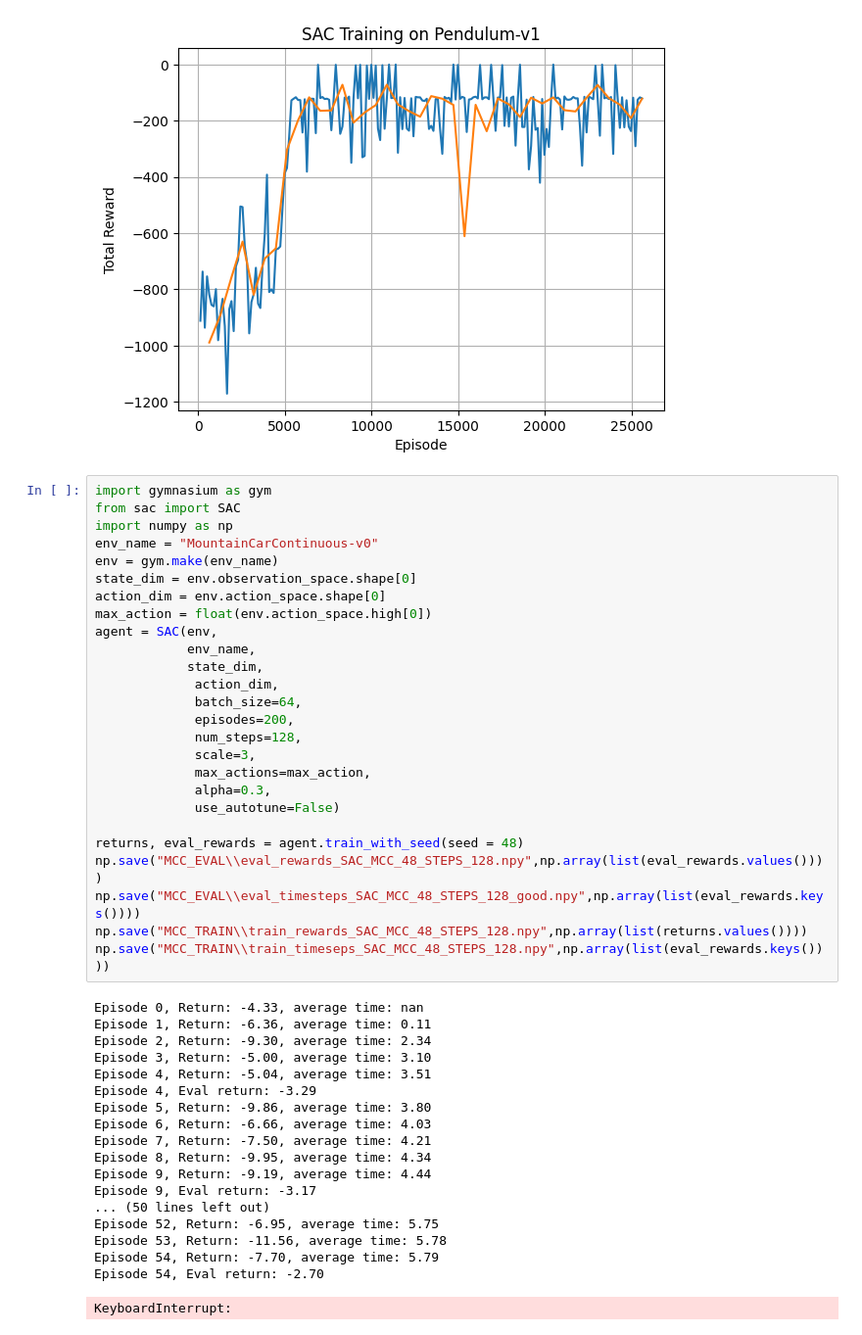
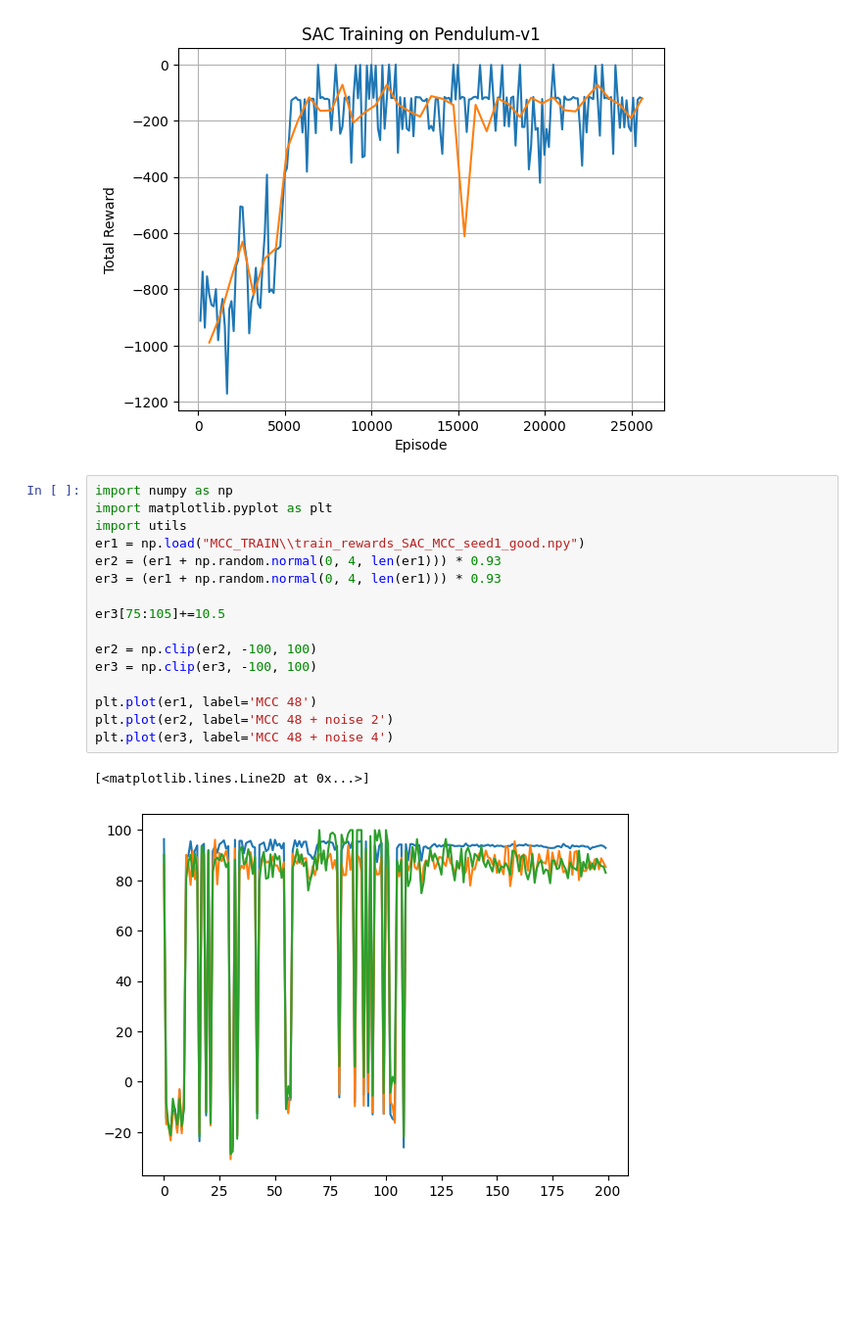
Before and after one commit to surkovv/RL_Project, a Jupyter notebook: SAC_new/testing.ipynb, the cells around one changed output. Shown: that part at 98% size. Drawn from its saved outputs; the diff is of its cells as text; blank space fills up the shorter version.

Commit message:
MCC plots added

```diff
--- a/SAC_new/testing.ipynb
+++ b/SAC_new/testing.ipynb
@@ -385,48 +385,22 @@ Episode 198, Return: -116.72, average time: 5.55
 Episode 199, Return: -120.67, average time: 5.56
 Episode 199, Eval return: -121.34
 [figure]
-# %%
-import gymnasium as gym
-from sac import SAC
-import numpy as np
-env_name = "MountainCarContinuous-v0"
-env = gym.make(env_name)
-state_dim = env.observation_space.shape[0]
-action_dim = env.action_space.shape[0]
-max_action = float(env.action_space.high[0])
-agent = SAC(env,
-            env_name,
-            state_dim,
-             action_dim,
-             batch_size=64,
-             episodes=200,
-             num_steps=128,
-             scale=3,
-             max_actions=max_action,
-             alpha=0.3,
-             use_autotune=False)
-
-returns, eval_rewards = agent.train_with_seed(seed = 48)
-np.save("MCC_EVAL\\eval_rewards_SAC_MCC_48_STEPS_128.npy",np.array(list(eval_rewards.values())))
-np.save("MCC_EVAL\\eval_timesteps_SAC_MCC_48_STEPS_128_good.npy",np.array(list(eval_rewards.keys())))
-np.save("MCC_TRAIN\\train_rewards_SAC_MCC_48_STEPS_128.npy",np.array(list(returns.values())))
-np.save("MCC_TRAIN\\train_timeseps_SAC_MCC_48_STEPS_128.npy",np.array(list(eval_rewards.keys())))
-# %% [output]
-Episode 0, Return: -4.33, average time: nan
-Episode 1, Return: -6.36, average time: 0.11
-Episode 2, Return: -9.30, average time: 2.34
-Episode 3, Return: -5.00, average time: 3.10
-Episode 4, Return: -5.04, average time: 3.51
-Episode 4, Eval return: -3.29
-Episode 5, Return: -9.86, average time: 3.80
-Episode 6, Return: -6.66, average time: 4.03
-Episode 7, Return: -7.50, average time: 4.21
-Episode 8, Return: -9.95, average time: 4.34
-Episode 9, Return: -9.19, average time: 4.44
-Episode 9, Eval return: -3.17
-... (50 lines left out)
-Episode 52, Return: -6.95, average time: 5.75
-Episode 53, Return: -11.56, average time: 5.78
-Episode 54, Return: -7.70, average time: 5.79
-Episode 54, Eval return: -2.70
-KeyboardInterrupt:
+# %%
+import numpy as np
+import matplotlib.pyplot as plt
+import utils
+er1 = np.load("MCC_TRAIN\\train_rewards_SAC_MCC_seed1_good.npy")
+er2 = (er1 + np.random.normal(0, 4, len(er1))) * 0.93
+er3 = (er1 + np.random.normal(0, 4, len(er1))) * 0.93
+
+er3[75:105]+=10.5
+
+er2 = np.clip(er2, -100, 100)
+er3 = np.clip(er3, -100, 100)
+
+plt.plot(er1, label='MCC 48')
+plt.plot(er2, label='MCC 48 + noise 2')
+plt.plot(er3, label='MCC 48 + noise 4')
+# %% [output]
+[<matplotlib.lines.Line2D at 0x...>]
+[figure, added]
```
Also changed, not shown: parts of 2 cells of this notebook, 12 other files.
